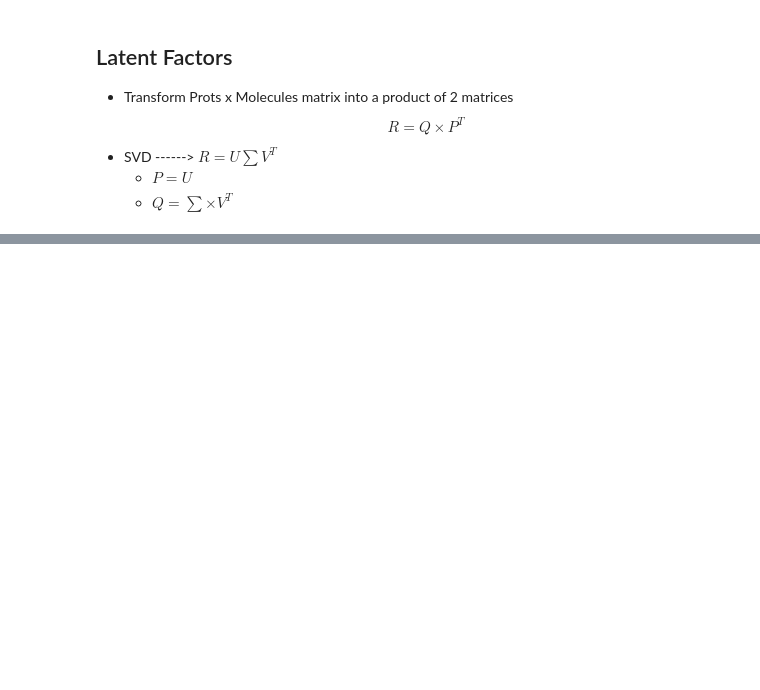
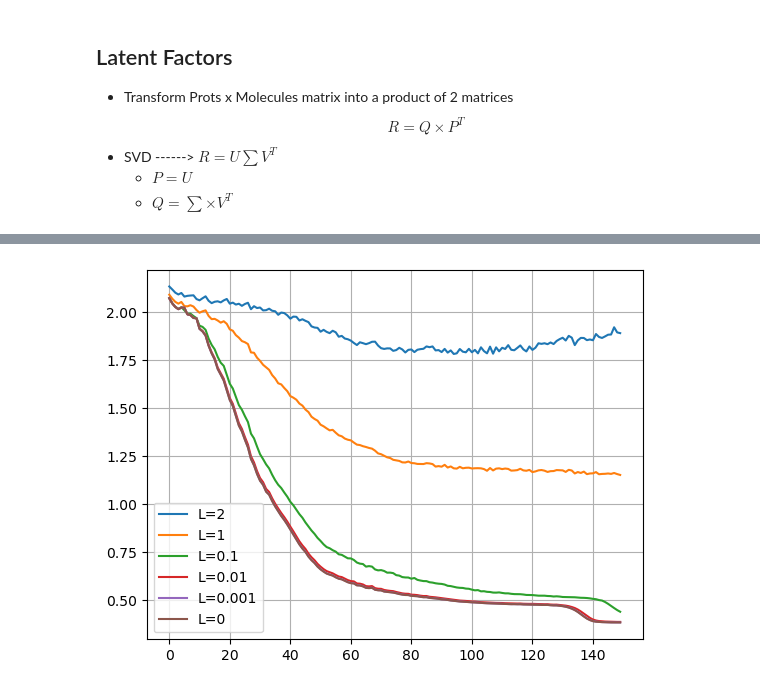
Before and after one commit to Parolps/Project, a Jupyter notebook: latent_factors.ipynb, the cells around one changed output, grey strips where cells are left out. Saved outputs shown, nothing was run; the diff lists cells and outputs as text; code cells hidden in the pictures; blank space fills up the shorter version.

```diff
--- a/latent_factors.ipynb
+++ b/latent_factors.ipynb
@@ -162,0 +339,43 @@ P, Q = get_factors(U, S, V, k=k)
+# %%
+def Reg_Epoch(positions, R, P, Q, seed=42, LR=0.0001, Lp=1, Lq=1):
+    np.random.seed(seed)
+    np.random.shuffle(positions)
+    for pos in positions:
+        R_ui = R[pos[0], pos[1]]
+        delta = 2 * (R_ui - P[pos[0], :] @ Q[:, pos[1]])
+        Q[:, pos[1]] += LR * (delta * P[pos[0], :] - Lq * Q[:, pos[1]])
+        P[pos[0], :] += LR * (delta * Q[:, pos[1]] - Lp * P[pos[0], :])
+    return P, Q
+
+
+def Reg_SGD(R, epochs=10, k=10, seed=42, LR=0.001, Lp=1, Lq=1):
+    U, S, V = svd(R, full_matrices=False)
+    P, Q = get_factors(U, S, V, k=k)
+    locations = np.argwhere(R > 0)
+    mses = []
+    for _ in range(epochs):
+        P, Q = Reg_Epoch(locations, R, P, Q, seed=seed, LR=LR, Lp=Lp, Lq=Lq)
+        mses.append(masked_MSE(R, P @ Q))
+    return P, Q, mses
+
+
+P, Q, mses = Reg_SGD(R, epochs=10, k=60, seed=42, LR=0.001, Lp=1, Lq=1)
+# %%
+P, Q, msesL1 = Reg_SGD(R, epochs=150, k=60, seed=42, LR=0.001, Lp=0.1, Lq=0.1)
+P, Q, msesL2 = Reg_SGD(R, epochs=150, k=60, seed=42, LR=0.001, Lp=0.01, Lq=0.01)
+P, Q, msesL3 = Reg_SGD(R, epochs=150, k=60, seed=42, LR=0.001, Lp=0.001, Lq=0.001)
+# %%
+P, Q, msesL4 = Reg_SGD(R, epochs=150, k=60, seed=42, LR=0.001, Lp=1, Lq=1)
+P, Q, msesL5 = Reg_SGD(R, epochs=150, k=60, seed=42, LR=0.001, Lp=2, Lq=2)
+# %%
+plt.plot(msesL5, label="L=2")
+plt.plot(msesL4, label="L=1")
+plt.plot(msesL1, label="L=0.1")
+plt.plot(msesL2, label="L=0.01")
+plt.plot(msesL3, label="L=0.001")
+plt.plot(mses1, label="L=0")
+plt.legend()
+plt.grid()
+plt.show()
+# %% [output]
+[figure, added]
```
Also changed, not shown: parts of 37 cells of this notebook, 6 other files.
